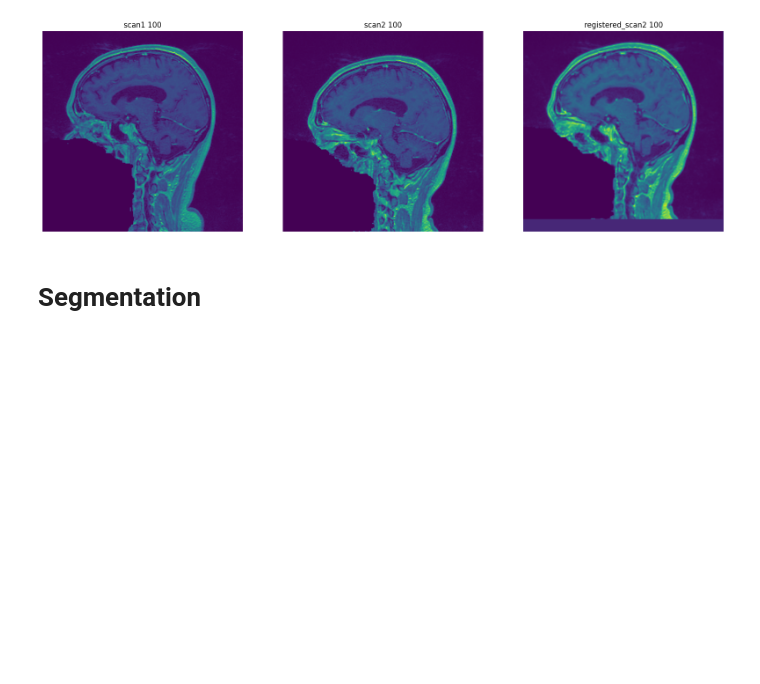
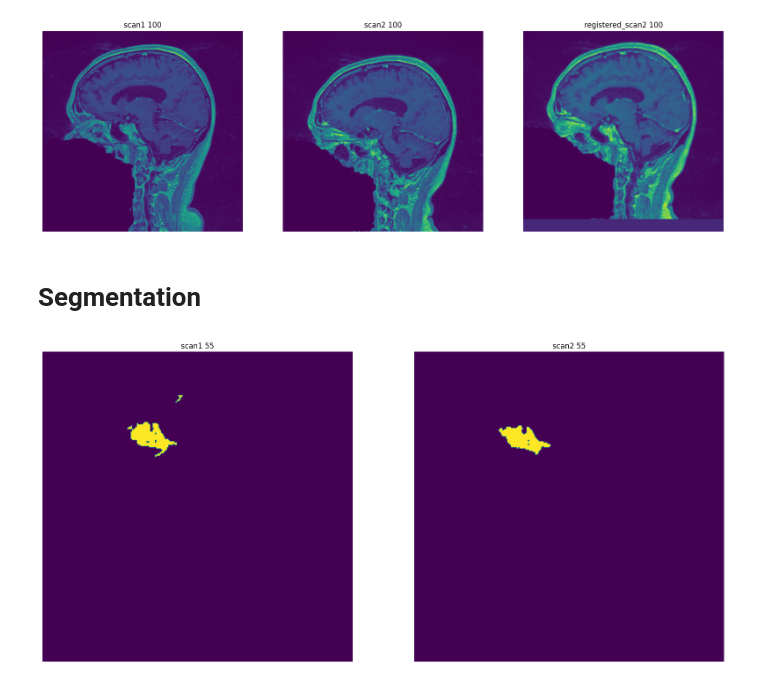
Before and after one commit to vertven/itk-vtk, a Jupyter notebook: project.ipynb, the cells around one changed output. Cells and saved outputs as stored; diff of their text form; code cells hidden in the pictures; blank space fills up the shorter version.

```diff
--- a/project.ipynb
+++ b/project.ipynb
@@ -192,9 +190,22 @@ def segment_tumor(image, seed, radius):
 
     _Dimension = image.GetImageDimension()
 
-    confidence_connected = itk.ConfidenceConnectedImageFilter.New(image)
+    # Smoothing using anisotropic diffusion filter
+    smoothing_filter = itk.GradientAnisotropicDiffusionImageFilter.New(image)
+    smoothing_filter.SetTimeStep(0.125)
+    smoothing_filter.SetNumberOfIterations(10)
+    smoothing_filter.SetConductanceParameter(1.0)
+    smoothing_filter.Update()
+    smoothed_image = smoothing_filter.GetOutput()
+
+    # Normalize the image
+    normalize_filter = itk.NormalizeImageFilter.New(smoothed_image)
+    normalize_filter.Update()
+    normalized_image = normalize_filter.GetOutput()
+
+    confidence_connected = itk.ConfidenceConnectedImageFilter.New(normalized_image)
     confidence_connected.SetMultiplier(2.5)
-    confidence_connected.SetNumberOfIterations(5)
+    confidence_connected.SetNumberOfIterations(12)
     confidence_connected.SetInitialNeighborhoodRadius(radius)
     confidence_connected.SetReplaceValue(255)
 
@@ -205,6 +216,8 @@ def segment_tumor(image, seed, radius):
     return confidence_connected.GetOutput()
 # %%
 seed = [90, 69, 50]
-radius = 1
+radius = 2
 segmented_scan1 = segment_tumor(scan1, seed, radius)
 segmented_scan2 = segment_tumor(registered_scan2, seed, radius)
+
+#display image infos
@@ -212,0 +224,4 @@ render( [registered_scan2 ,segmented_scan1, segmented_scan2], ["image recalee",
+# %%
+show_images([segmented_scan1, segmented_scan2], 55, ["scan1", "scan2"])
+# %% [output]
+[figure, added]
```
Also changed, not shown: parts of 4 cells of this notebook.
